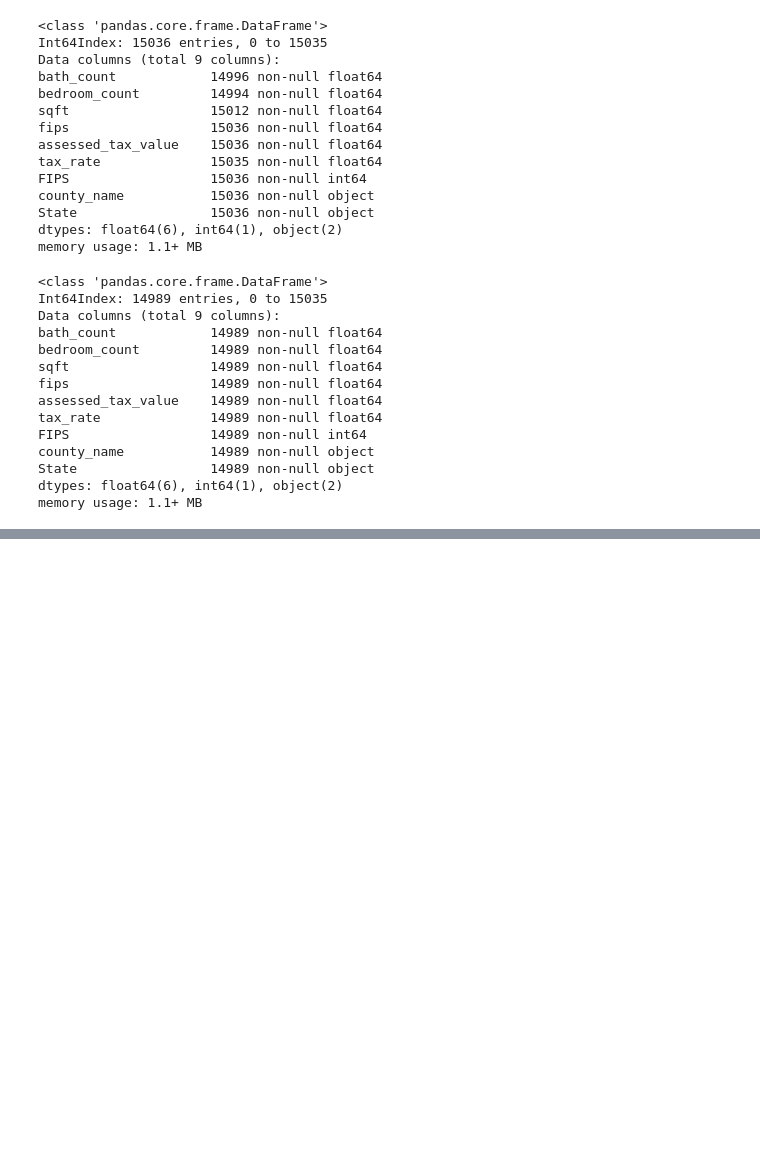
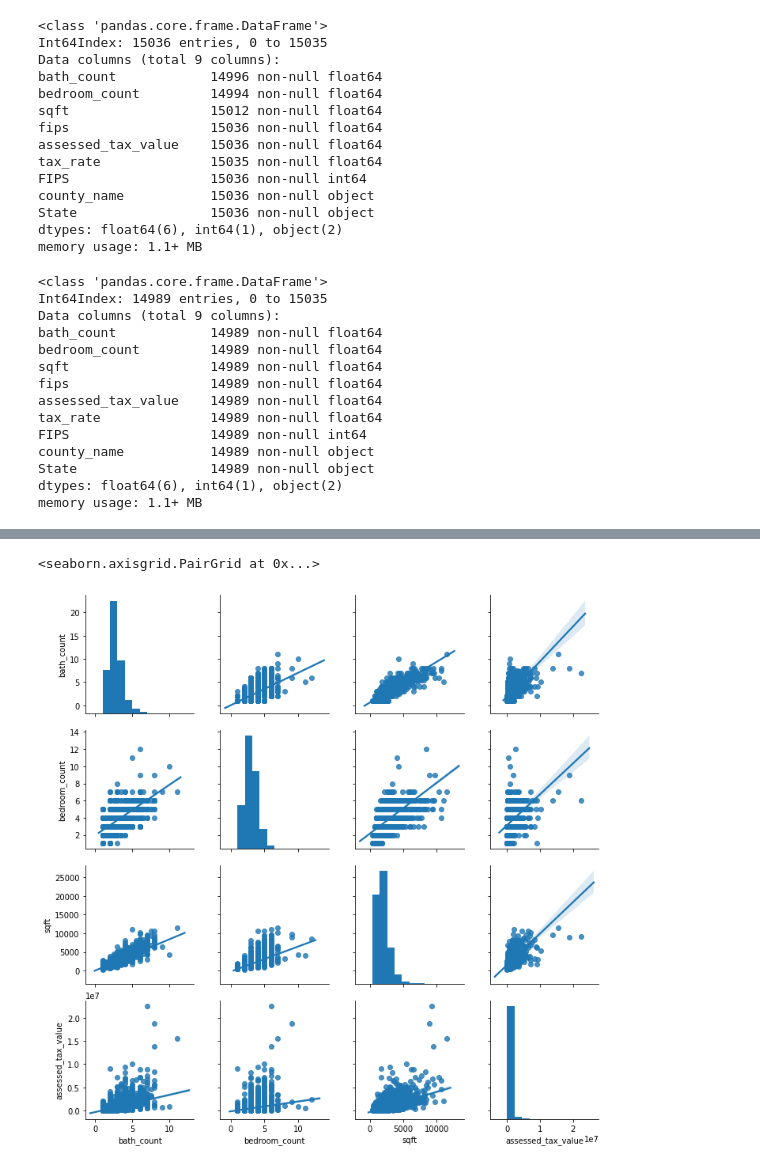
Before and after one commit to yvonneking1/zillow_project, a Jupyter notebook: zillow_scratchpad.ipynb, the cells around one changed output, grey strips where cells are left out. Cells and saved outputs as stored; diff of their text form; code cells hidden in the pictures; blank space fills up the shorter version.

```diff
--- a/zillow_scratchpad.ipynb
+++ b/zillow_scratchpad.ipynb
@@ -201,0 +211,11 @@ memory usage: 1.1+ MB
+# %%
+def split_my_data(df, train_pct=0.70, seed=123):
+    """
+    Takes in a dataframe, training pct amount and seed to split the into testing and training df
+    seed will default to 123 if not specified
+    train_pct defaults to .7 if not specified
+    """
+    train, test = train_test_split(df, train_size=train_pct, random_state=seed)
+    return train, test
+# %%
+train, test = split_my_data(zillow, .7, 123)
@@ -201,0 +236,2 @@ memory usage: 1.1+ MB
+# %%
+mvp_df = train[["bath_count", "bedroom_count", "sqft", "assessed_tax_value"]]
@@ -201,0 +270,9 @@ memory usage: 1.1+ MB
+# %%
+def plot_variable_pairs(dataframe):
+    """This function returns a pairplot to help explore relationships"""
+    return sns.pairplot(dataframe, kind="reg")
+# %%
+plot_variable_pairs(mvp_df)
+# %% [output]
+<seaborn.axisgrid.PairGrid at 0x...>
+[figure, added]
```
Also changed, not shown: parts of 31 cells of this notebook, 1 other file.
